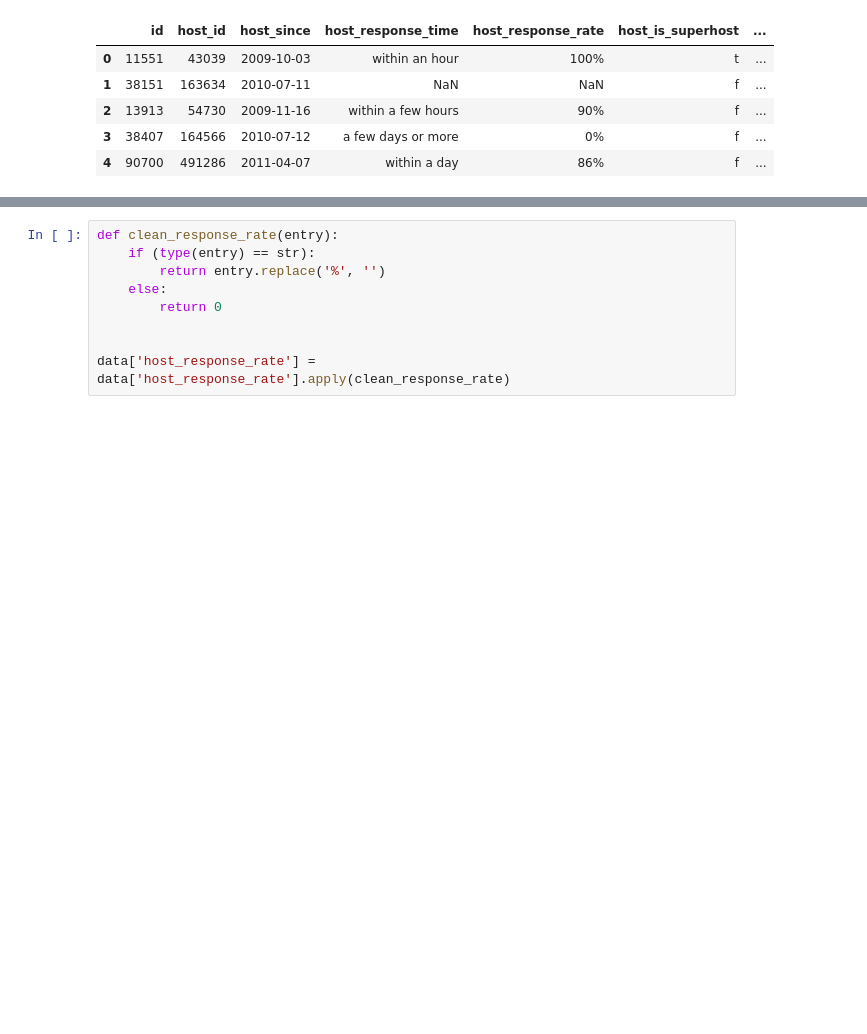
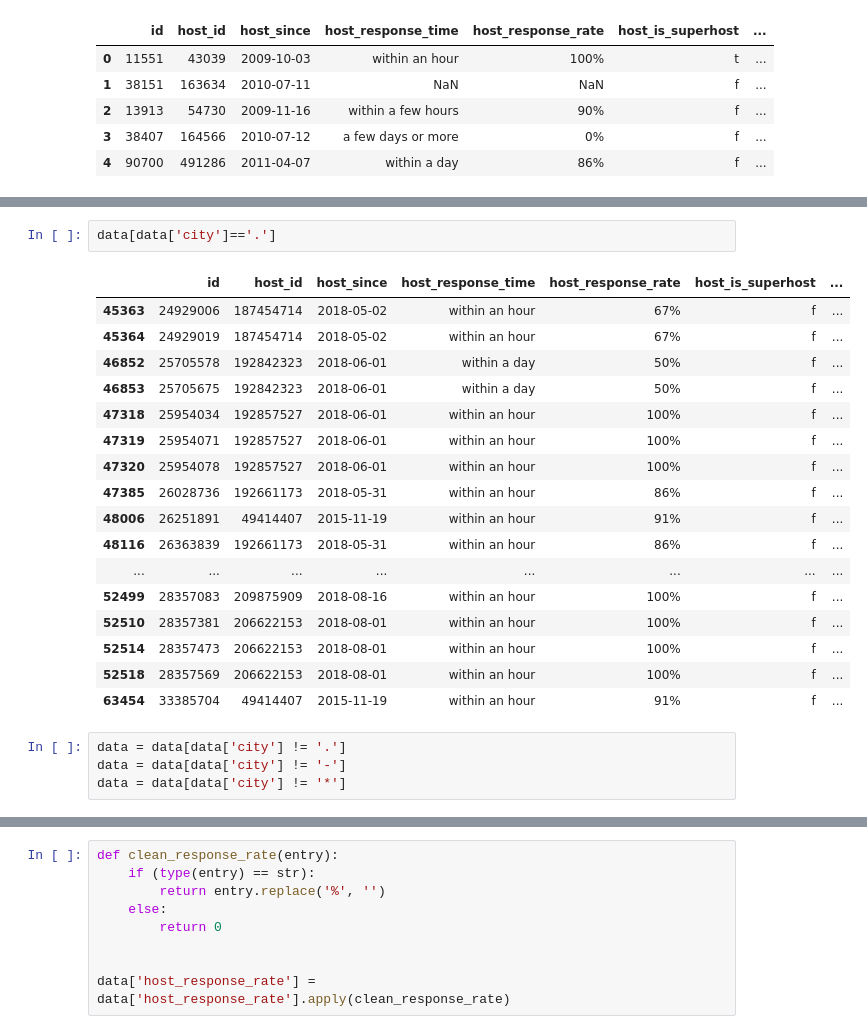
Before and after one commit to dhuy237/Booking-System-Price-Prediction, a Jupyter notebook: clean_data.ipynb, the cells around one changed output, grey strips where cells are left out. Cells and saved outputs as stored; diff of their text form; blank space fills up the shorter version.

```diff
--- a/clean_data.ipynb
+++ b/clean_data.ipynb
@@ -259,0 +344,24 @@ Name: host_is_superhost, dtype: int64
+# %%
+data[data['city']=='.']
+# %% [output]
+|  | id | host_id | host_since | host_response_time | host_response_rate | host_is_superhost | ... |
+| 45363 | 24929006 | 187454714 | 2018-05-02 | within an hour | 67% | f | ... |
+| 45364 | 24929019 | 187454714 | 2018-05-02 | within an hour | 67% | f | ... |
+| 46852 | 25705578 | 192842323 | 2018-06-01 | within a day | 50% | f | ... |
+| 46853 | 25705675 | 192842323 | 2018-06-01 | within a day | 50% | f | ... |
+| 47318 | 25954034 | 192857527 | 2018-06-01 | within an hour | 100% | f | ... |
+| 47319 | 25954071 | 192857527 | 2018-06-01 | within an hour | 100% | f | ... |
+| 47320 | 25954078 | 192857527 | 2018-06-01 | within an hour | 100% | f | ... |
+| 47385 | 26028736 | 192661173 | 2018-05-31 | within an hour | 86% | f | ... |
+| 48006 | 26251891 | 49414407 | 2015-11-19 | within an hour | 91% | f | ... |
+| 48116 | 26363839 | 192661173 | 2018-05-31 | within an hour | 86% | f | ... |
+| ... | ... | ... | ... | ... | ... | ... | ... |
+| 52499 | 28357083 | 209875909 | 2018-08-16 | within an hour | 100% | f | ... |
+| 52510 | 28357381 | 206622153 | 2018-08-01 | within an hour | 100% | f | ... |
+| 52514 | 28357473 | 206622153 | 2018-08-01 | within an hour | 100% | f | ... |
+| 52518 | 28357569 | 206622153 | 2018-08-01 | within an hour | 100% | f | ... |
+| 63454 | 33385704 | 49414407 | 2015-11-19 | within an hour | 91% | f | ... |
+# %%
+data = data[data['city'] != '.']
+data = data[data['city'] != '-']
+data = data[data['city'] != '*']
```
Also changed, not shown: parts of 57 cells of this notebook, 3 other files.
